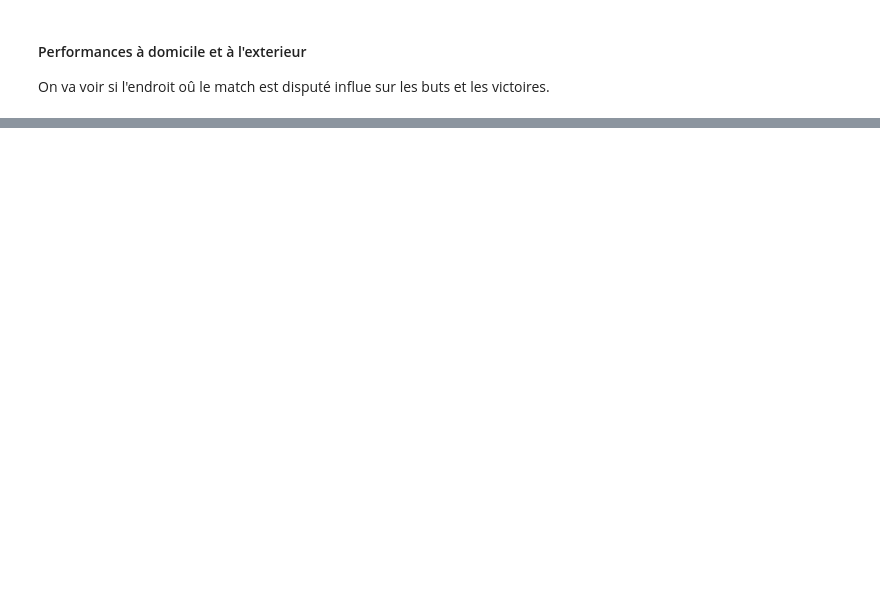
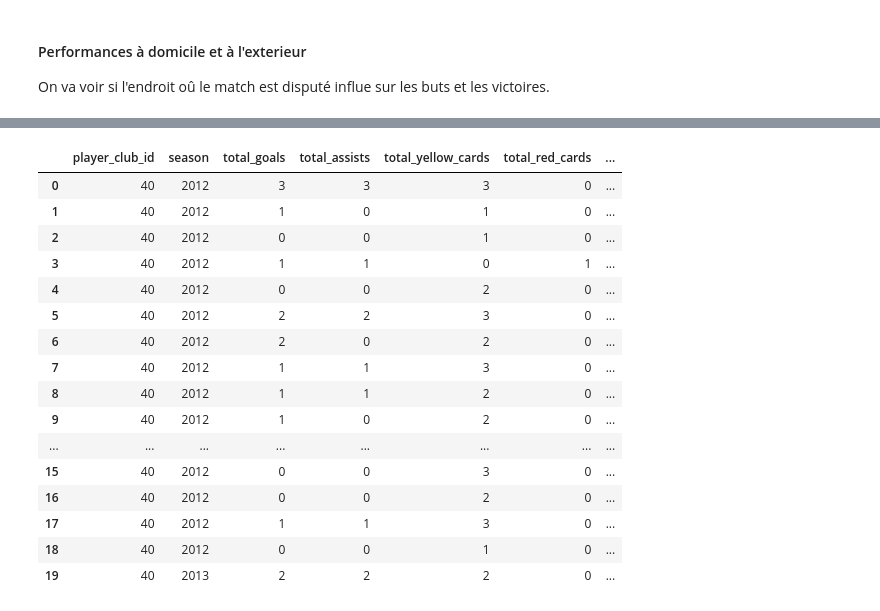
Before and after one commit to Onizaro/ligue1_predictions, a Jupyter notebook: notebook.ipynb, the cells around one changed output, grey strips where cells are left out. Drawn from its saved outputs; the diff is of its cells as text; code cells hidden in the pictures; blank space fills up the shorter version.

```diff
--- a/notebook.ipynb
+++ b/notebook.ipynb
@@ -89,0 +276,33 @@ On observe graphiquement une différence nette de victoire entre les matchs à d
+# %%
+def calculate_player_appearance_stats(appearances):
+    player_stats = appearances.groupby(['player_club_id', 'date']).agg(
+        total_goals=('goals', 'sum'),
+        total_assists=('assists', 'sum'),
+        total_yellow_cards=('yellow_cards', 'sum'),
+        total_red_cards=('red_cards', 'sum'),
+        total_minutes=('minutes_played', 'sum')
+    ).reset_index()
+    player_stats['date'] = pd.to_datetime(player_stats['date']).dt.year
+    player_stats.rename(columns={'date': 'season'}, inplace=True)
+    return player_stats
+
+player_appearance_stats = calculate_player_appearance_stats(player_appearance)
+player_appearance_stats.head(20)
+# %% [output]
+|  | player_club_id | season | total_goals | total_assists | total_yellow_cards | total_red_cards | ... |
+| 0 | 40 | 2012 | 3 | 3 | 3 | 0 | ... |
+| 1 | 40 | 2012 | 1 | 0 | 1 | 0 | ... |
+| 2 | 40 | 2012 | 0 | 0 | 1 | 0 | ... |
+| 3 | 40 | 2012 | 1 | 1 | 0 | 1 | ... |
+| 4 | 40 | 2012 | 0 | 0 | 2 | 0 | ... |
+| 5 | 40 | 2012 | 2 | 2 | 3 | 0 | ... |
+| 6 | 40 | 2012 | 2 | 0 | 2 | 0 | ... |
+| 7 | 40 | 2012 | 1 | 1 | 3 | 0 | ... |
+| 8 | 40 | 2012 | 1 | 1 | 2 | 0 | ... |
+| 9 | 40 | 2012 | 1 | 0 | 2 | 0 | ... |
+| ... | ... | ... | ... | ... | ... | ... | ... |
+| 15 | 40 | 2012 | 0 | 0 | 3 | 0 | ... |
+| 16 | 40 | 2012 | 0 | 0 | 2 | 0 | ... |
+| 17 | 40 | 2012 | 1 | 1 | 3 | 0 | ... |
+| 18 | 40 | 2012 | 0 | 0 | 1 | 0 | ... |
+| 19 | 40 | 2013 | 2 | 2 | 2 | 0 | ... |
```
Also changed, not shown: parts of 14 cells of this notebook, 2 other files.
